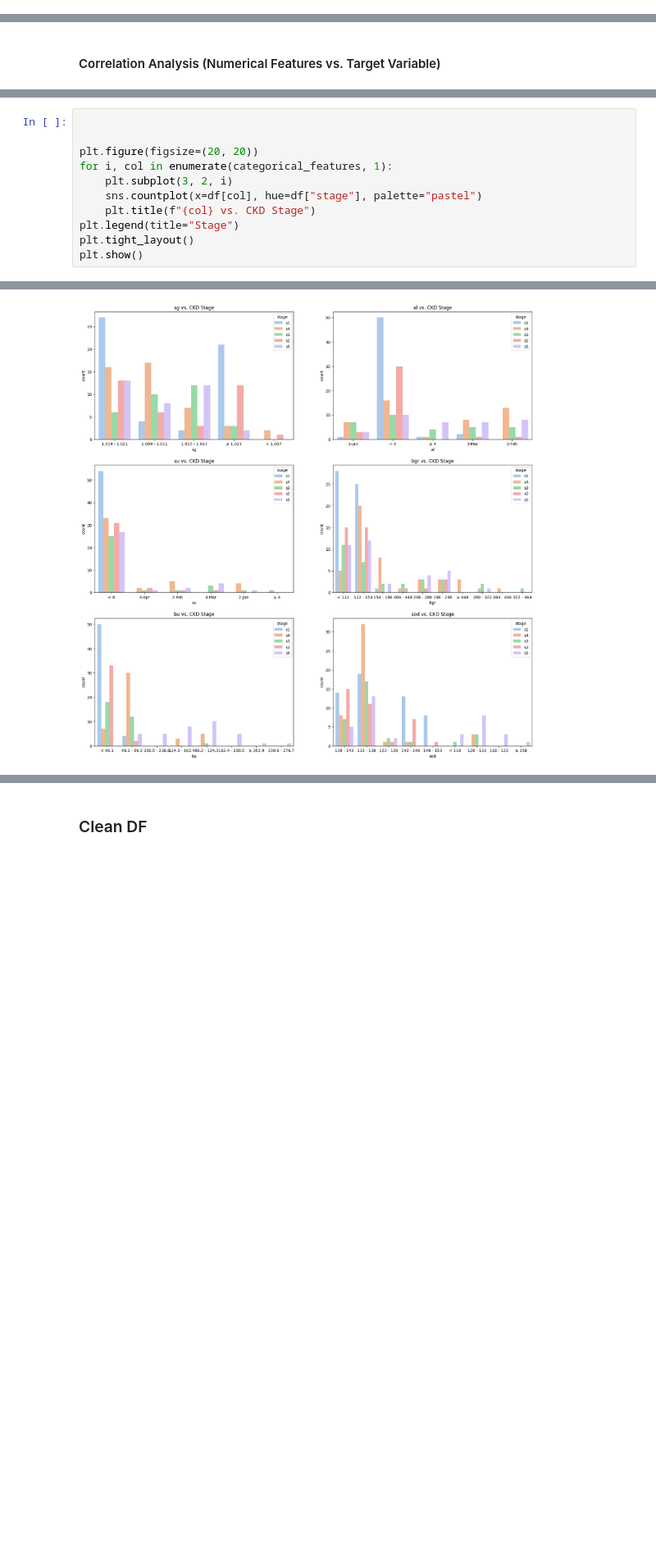
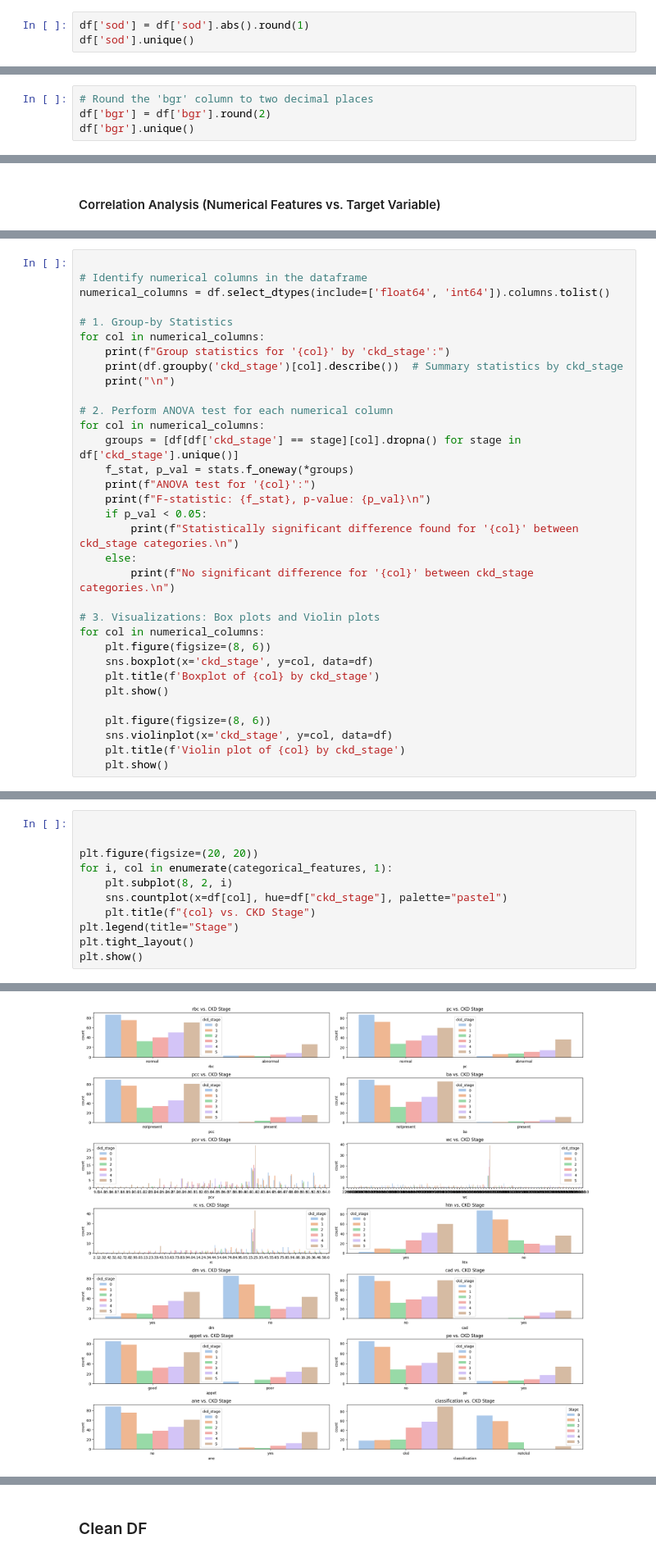
Before and after one commit to parockson/Detection-of-CKD-Progression, a Jupyter notebook: modelling/notebook.ipynb, the cells around one changed output, grey strips where cells are left out. Shown at 82% size. Drawn from its saved outputs; the diff is of its cells as text; blank space fills up the shorter version.

```diff
--- a/modelling/notebook.ipynb
+++ b/modelling/notebook.ipynb
@@ -327,0 +731,3 @@ plt.show()
+# %%
+df['sod'] = df['sod'].abs().round(1)
+df['sod'].unique()
@@ -327,0 +783,4 @@ plt.show()
+# %%
+# Round the 'bgr' column to two decimal places
+df['bgr'] = df['bgr'].round(2)
+df['bgr'].unique()
@@ -368,0 +926,33 @@ plt.show()
+# %%
+
+# Identify numerical columns in the dataframe
+numerical_columns = df.select_dtypes(include=['float64', 'int64']).columns.tolist()
+
+# 1. Group-by Statistics
+for col in numerical_columns:
+    print(f"Group statistics for '{col}' by 'ckd_stage':")
+    print(df.groupby('ckd_stage')[col].describe())  # Summary statistics by ckd_stage
+    print("\n")
+
+# 2. Perform ANOVA test for each numerical column
+for col in numerical_columns:
+    groups = [df[df['ckd_stage'] == stage][col].dropna() for stage in df['ckd_stage'].unique()]
+    f_stat, p_val = stats.f_oneway(*groups)
+    print(f"ANOVA test for '{col}':")
+    print(f"F-statistic: {f_stat}, p-value: {p_val}\n")
+    if p_val < 0.05:
+        print(f"Statistically significant difference found for '{col}' between ckd_stage categories.\n")
+    else:
+        print(f"No significant difference for '{col}' between ckd_stage categories.\n")
+
+# 3. Visualizations: Box plots and Violin plots
+for col in numerical_columns:
+    plt.figure(figsize=(8, 6))
+    sns.boxplot(x='ckd_stage', y=col, data=df)
+    plt.title(f'Boxplot of {col} by ckd_stage')
+    plt.show()
+
+    plt.figure(figsize=(8, 6))
+    sns.violinplot(x='ckd_stage', y=col, data=df)
+    plt.title(f'Violin plot of {col} by ckd_stage')
+    plt.show()
@@ -371,8 +991,8 @@ plt.show()
 
 plt.figure(figsize=(20, 20))
 for i, col in enumerate(categorical_features, 1):
-    plt.subplot(3, 2, i)
-    sns.countplot(x=df[col], hue=df["stage"], palette="pastel")
+    plt.subplot(8, 2, i)
+    sns.countplot(x=df[col], hue=df["ckd_stage"], palette="pastel")
     plt.title(f"{col} vs. CKD Stage")
 plt.legend(title="Stage")
 plt.tight_layout()
@@ -382 +1001 @@ ValueError: num must be an integer with 1 <= num <= 6, not 7
-[figure, old version]
+[figure, new version]
```
Also changed, not shown: parts of 79 cells of this notebook, 7 other files.
